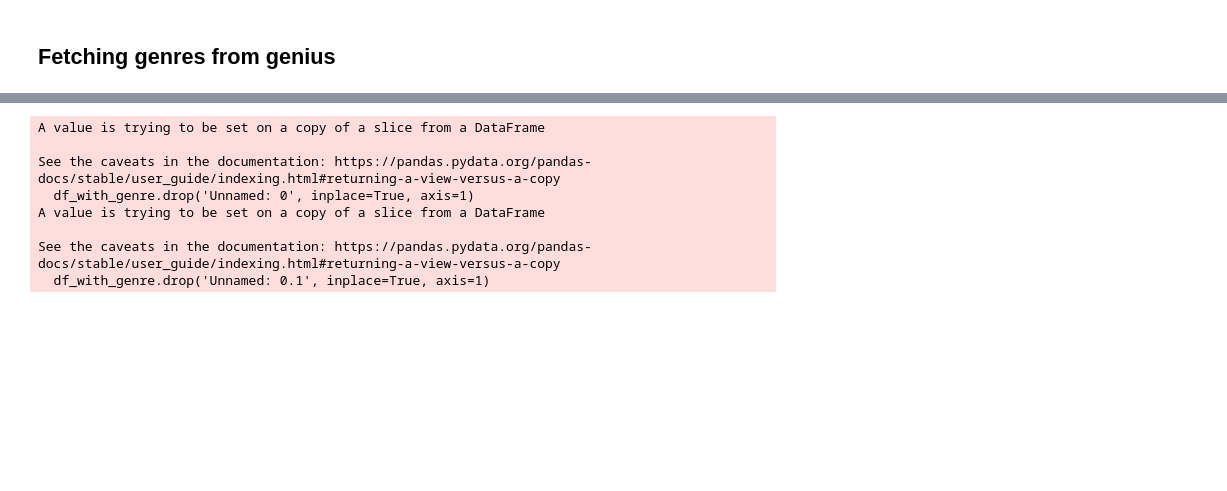
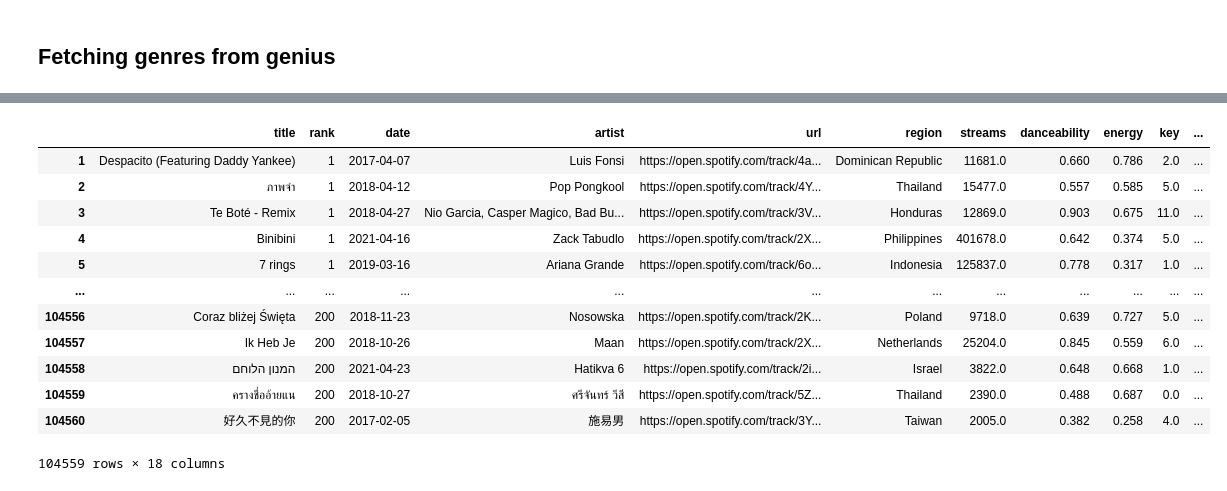
Before and after one commit to HolmQ84/DataScience-ExamProject, a Jupyter notebook: DataScience-SongManagement/JupyterNotebook/Combining song feature to the cleaned dataset(P).ipynb, the cells around one changed output, grey strips where cells are left out. Saved outputs shown, nothing was run; the diff lists cells and outputs as text; code cells hidden in the pictures; blank space fills up the shorter version.

```diff
--- a/DataScience-SongManagement/JupyterNotebook/Combining song feature to the cleaned dataset(P).ipynb
+++ b/DataScience-SongManagement/JupyterNotebook/Combining song feature to the cleaned dataset(P).ipynb
@@ -280,15 +279,22 @@ get_url(data.iloc[5][0])
 # %%
-df_with_genre.drop('Unnamed: 0', inplace=True, axis=1)
-df_with_genre.drop('Unnamed: 0.1', inplace=True, axis=1)
+data.drop('Unnamed: 0', inplace=True, axis=1)
+data.drop('Unnamed: 0.1', inplace=True, axis=1)
-# %% [output]
-A value is trying to be set on a copy of a slice from a DataFrame
-
-See the caveats in the documentation: https://pandas.pydata.org/pandas-docs/stable/user_guide/indexing.html#returning-a-view-versus-a-copy
-  df_with_genre.drop('Unnamed: 0', inplace=True, axis=1)
-A value is trying to be set on a copy of a slice from a DataFrame
-
-See the caveats in the documentation: https://pandas.pydata.org/pandas-docs/stable/user_guide/indexing.html#returning-a-view-versus-a-copy
-  df_with_genre.drop('Unnamed: 0.1', inplace=True, axis=1)
+# %%
+data
+# %% [output]
+|  | title | rank | date | artist | url | region | streams | danceability | energy | key | ... |
+| 1 | Despacito (Featuring Daddy Yankee) | 1 | 2017-04-07 | Luis Fonsi | https://open.spotify.com/track/4a... | Dominican Republic | 11681.0 | 0.660 | 0.786 | 2.0 | ... |
+| 2 | ภาพจำ | 1 | 2018-04-12 | Pop Pongkool | https://open.spotify.com/track/4Y... | Thailand | 15477.0 | 0.557 | 0.585 | 5.0 | ... |
+| 3 | Te Boté - Remix | 1 | 2018-04-27 | Nio Garcia, Casper Magico, Bad Bu... | https://open.spotify.com/track/3V... | Honduras | 12869.0 | 0.903 | 0.675 | 11.0 | ... |
+| 4 | Binibini | 1 | 2021-04-16 | Zack Tabudlo | https://open.spotify.com/track/2X... | Philippines | 401678.0 | 0.642 | 0.374 | 5.0 | ... |
+| 5 | 7 rings | 1 | 2019-03-16 | Ariana Grande | https://open.spotify.com/track/6o... | Indonesia | 125837.0 | 0.778 | 0.317 | 1.0 | ... |
+| ... | ... | ... | ... | ... | ... | ... | ... | ... | ... | ... | ... |
+| 104556 | Coraz bliżej Święta | 200 | 2018-11-23 | Nosowska | https://open.spotify.com/track/2K... | Poland | 9718.0 | 0.639 | 0.727 | 5.0 | ... |
+| 104557 | Ik Heb Je | 200 | 2018-10-26 | Maan | https://open.spotify.com/track/2X... | Netherlands | 25204.0 | 0.845 | 0.559 | 6.0 | ... |
+| 104558 | המנון הלוחם | 200 | 2021-04-23 | Hatikva 6 | https://open.spotify.com/track/2i... | Israel | 3822.0 | 0.648 | 0.668 | 1.0 | ... |
+| 104559 | ครางชื่ออ้ายแน | 200 | 2018-10-27 | ศรีจันทร์ วีสี | https://open.spotify.com/track/5Z... | Thailand | 2390.0 | 0.488 | 0.687 | 0.0 | ... |
+| 104560 | 好久不見的你 | 200 | 2017-02-05 | 施易男 | https://open.spotify.com/track/3Y... | Taiwan | 2005.0 | 0.382 | 0.258 | 4.0 | ... |
+104559 rows × 18 columns
 # %%
 sub_data = data[:100]
 # %%
```
Also changed, not shown: parts of 8 cells of this notebook, 2 other files.
